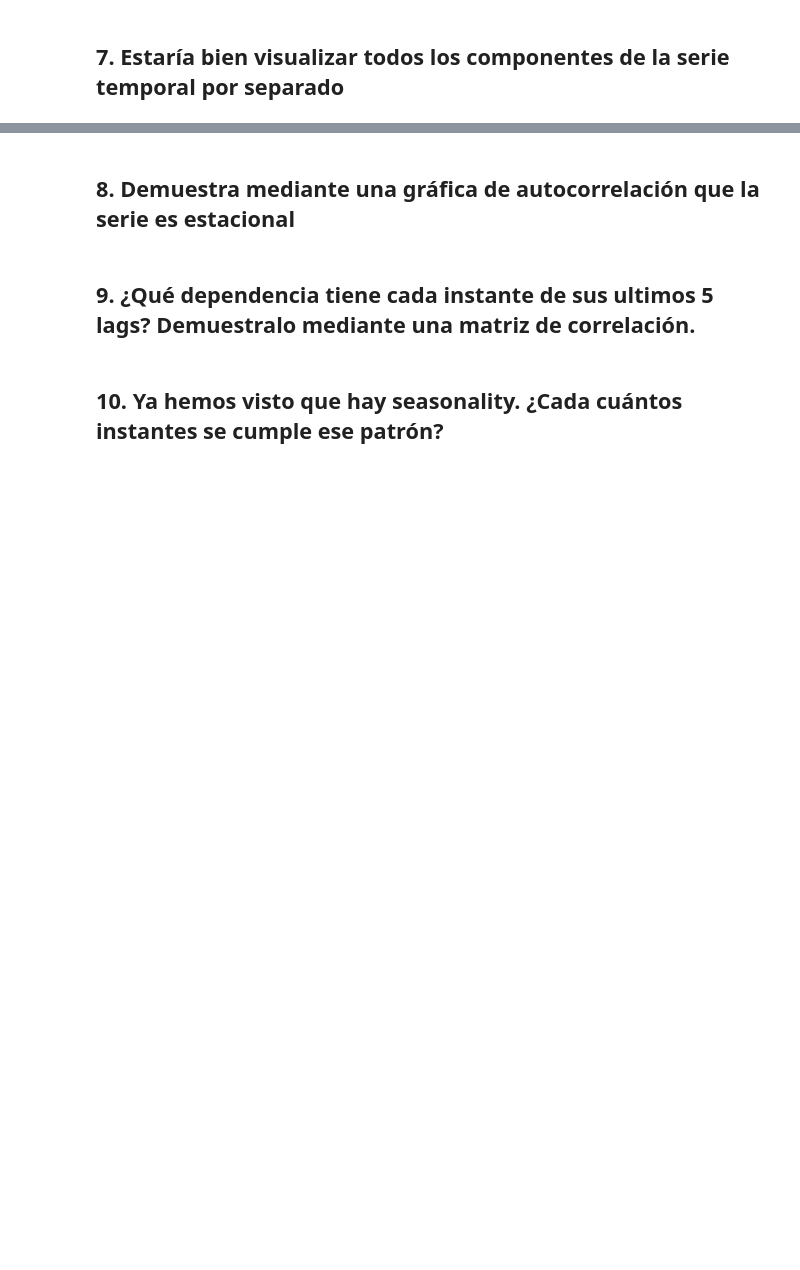
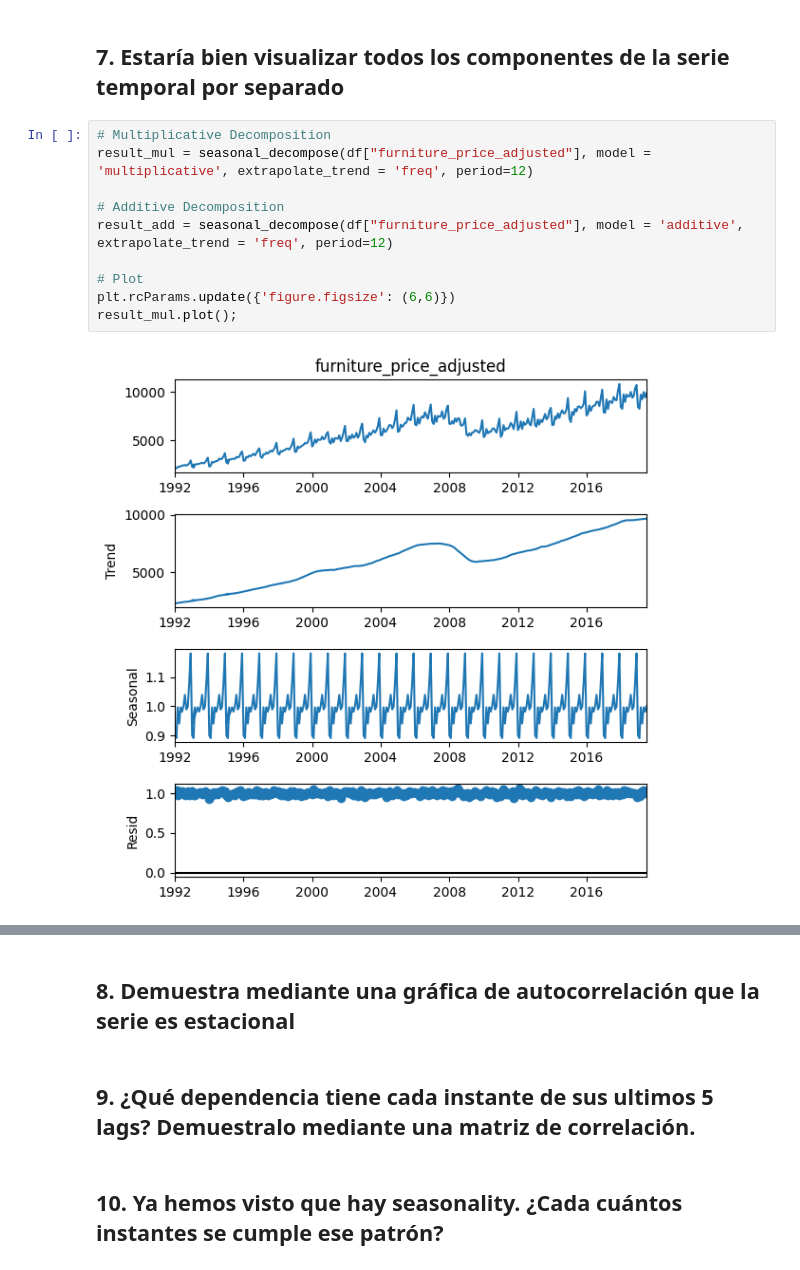
Before and after one commit to josemanuelgonzalezfornell/Machine_Learning, a Jupyter notebook: 3-Time_Series/ejercicios/1_ejercicio time series analysis.ipynb, the cells around one changed output, grey strips where cells are left out. Cells and saved outputs as stored; diff of their text form; blank space fills up the shorter version.

```diff
--- a/3-Time_Series/ejercicios/1_ejercicio time series analysis.ipynb
+++ b/3-Time_Series/ejercicios/1_ejercicio time series analysis.ipynb
@@ -130,2 +163,14 @@ También apreciamos estacionalidad, al cumplirse cierto patrón a lo largo del t
 # %% [markdown]
 ## 7. Estaría bien visualizar todos los componentes de la serie temporal por separado
+# %%
+# Multiplicative Decomposition
+result_mul = seasonal_decompose(df["furniture_price_adjusted"], model = 'multiplicative', extrapolate_trend = 'freq', period=12)
+
+# Additive Decomposition
+result_add = seasonal_decompose(df["furniture_price_adjusted"], model = 'additive', extrapolate_trend = 'freq', period=12)
+
+# Plot
+plt.rcParams.update({'figure.figsize': (6,6)})
+result_mul.plot();
+# %% [output]
+[figure, added]
```
Also changed, not shown: parts of 14 cells of this notebook, 1 other file.
